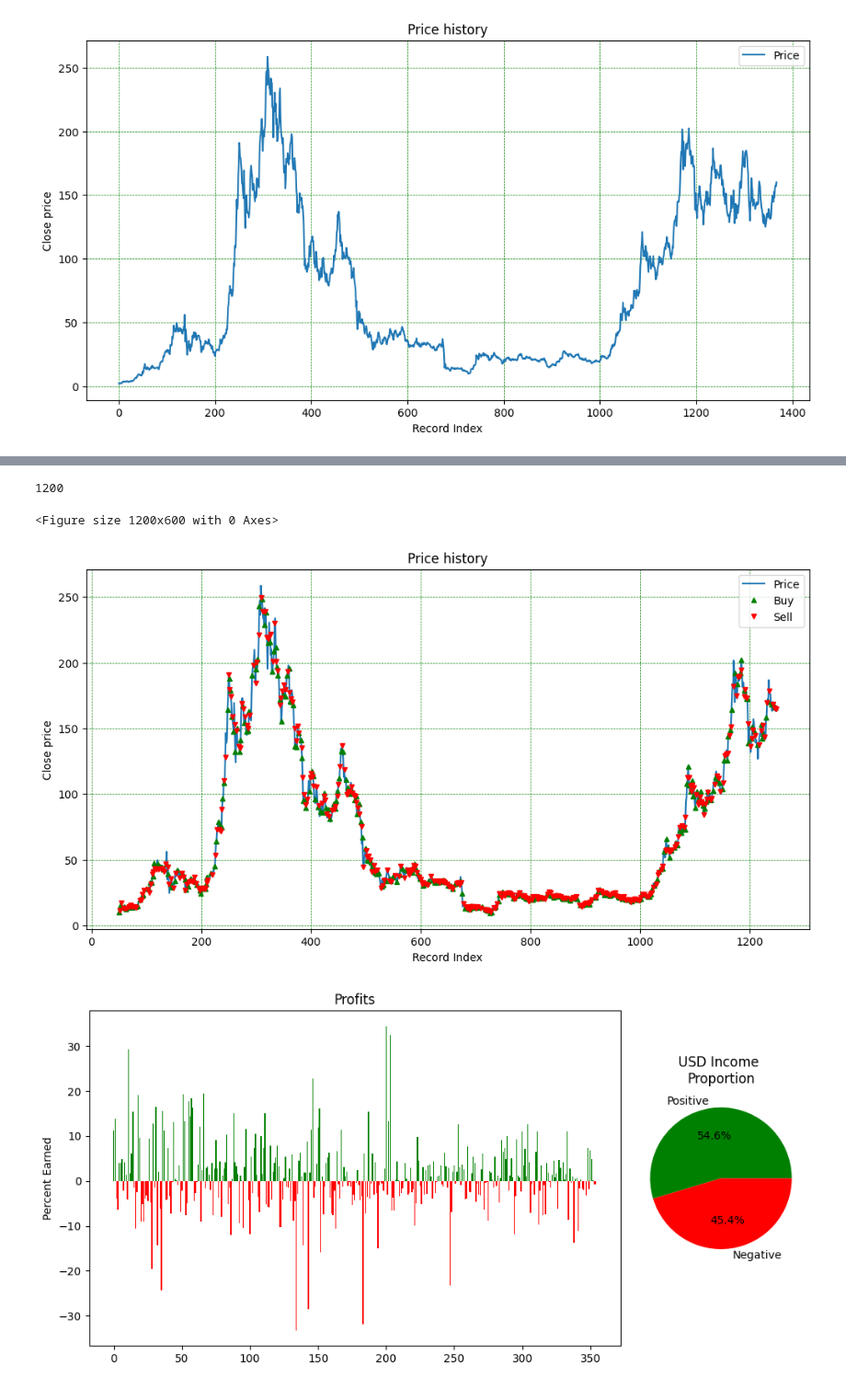
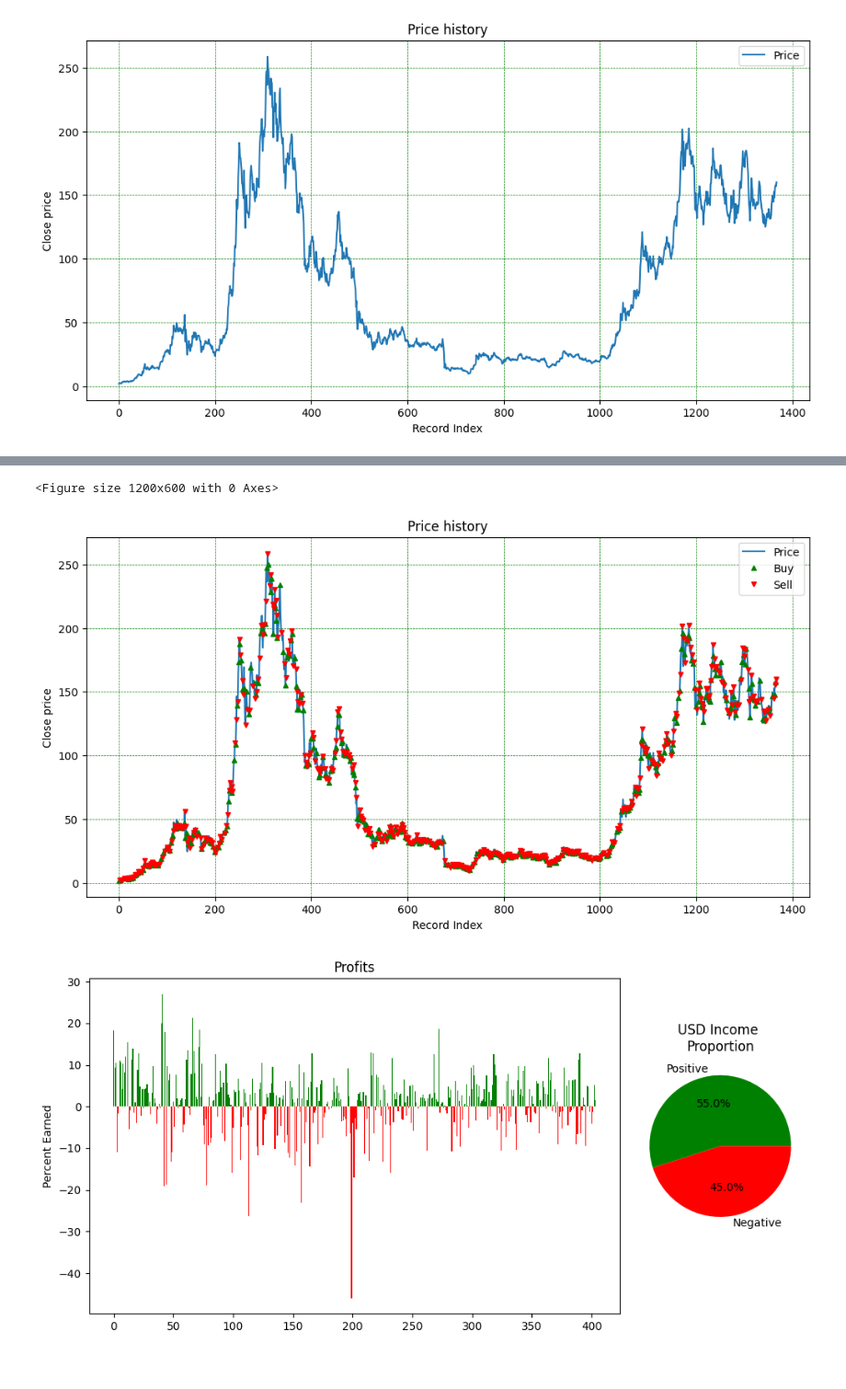
Before and after one commit to ZussmanFranz/Politechnika_Gdanska, a Jupyter notebook: Sem4/MN/project1/project1.ipynb, the cells around one changed output, grey strips where cells are left out. Shown at 92% size. Drawn from its saved outputs; the diff is of its cells as text; code cells hidden in the pictures.

```diff
--- a/Sem4/MN/project1/project1.ipynb
+++ b/Sem4/MN/project1/project1.ipynb
@@ -192,8 +211,8 @@ print(data_frame.info)
 close_data = data_frame.get("Close").tolist()   # Price and the end of the day
 time_data = data_frame.get("time").tolist()     # Corresponding days
 
-analyzed_from = 50
-analyzed_to = 1250
+analyzed_from = 0
+analyzed_to = 1368
 
 n_records = len(close_data)
 n_records_analyzed = analyzed_to - analyzed_from
@@ -284,34 +278,29 @@ plt.show()
-# %%
-print(len(x_analyzed))
-# %% [output]
-1200
 # %%
 # Now let's plot buy and sell signals on trading history
 
 buy_indexes, sell_indexes = plot_transaction_on_price(x_analyzed, close_data, transactions)
-## TODO: FIX - If x is not x_analyzed, first len(transactions) elements are taken.
 # %% [output]
 <Figure size 1200x600 with 0 Axes>
-[figure, old version]
+[figure, new version]
 # %%
 # Next we are going to calculate all the buy-sell transaction couples
 # and see, how many of them gave profit
 
 paired_indexes = zip(buy_indexes, sell_indexes)
 profits_value = []
-profits_procent = []
+profits_percent = []
 
 for pair in paired_indexes:
     buy_price = close_data[pair[0]]
     sell_price = close_data[pair[1]]
     delta_price = sell_price - buy_price
     profits_value.append(delta_price)
-    profits_procent.append(delta_price * 100 / buy_price)
+    profits_percent.append(delta_price * 100 / buy_price)
 
 
-plot_combined_profits(profits_procent, profits_value)
+plot_combined_profits(plt, profits_percent, profits_value)
 # %% [output]
-[figure, old version]
+[figure, new version]
 # %%
 # Simulation
 
```
Also changed, not shown: parts of 8 cells of this notebook.
